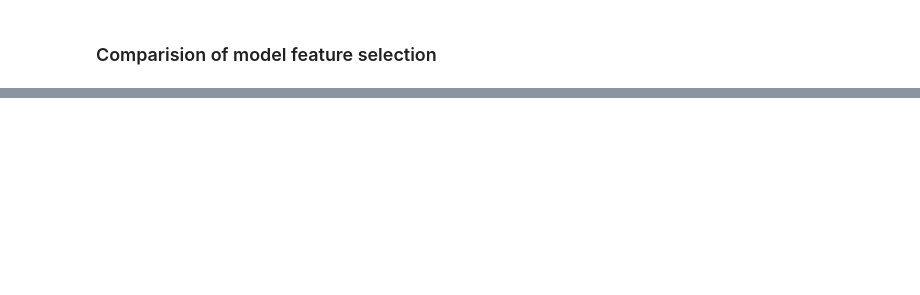
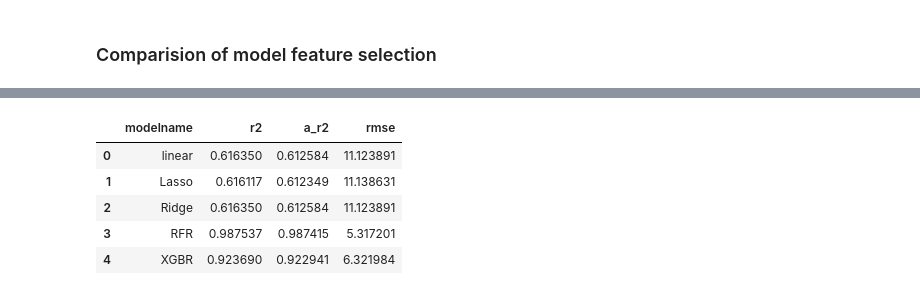
Before and after one commit to NinadKarlekar/Concrete_Compressive_strength_prediction_ineuron, a Jupyter notebook: notebook/EDA and Model.ipynb, the cells around one changed output, grey strips where cells are left out. Saved outputs shown, nothing was run; the diff lists cells and outputs as text; code cells hidden in the pictures; blank space fills up the shorter version.

```diff
--- a/notebook/EDA and Model.ipynb
+++ b/notebook/EDA and Model.ipynb
@@ -851 +851,10 @@ final
 | 4 | XGBR | 0.923814 | 0.923067 | 6.316849 |
+# %%
+final2 #after EDA
+# %% [output]
+|  | modelname | r2 | a_r2 | rmse |
+| 0 | linear | 0.616350 | 0.612584 | 11.123891 |
+| 1 | Lasso | 0.616117 | 0.612349 | 11.138631 |
+| 2 | Ridge | 0.616350 | 0.612584 | 11.123891 |
+| 3 | RFR | 0.987537 | 0.987415 | 5.317201 |
+| 4 | XGBR | 0.923690 | 0.922941 | 6.321984 |
```
Also changed, not shown: parts of 15 cells of this notebook, 4 other files.
